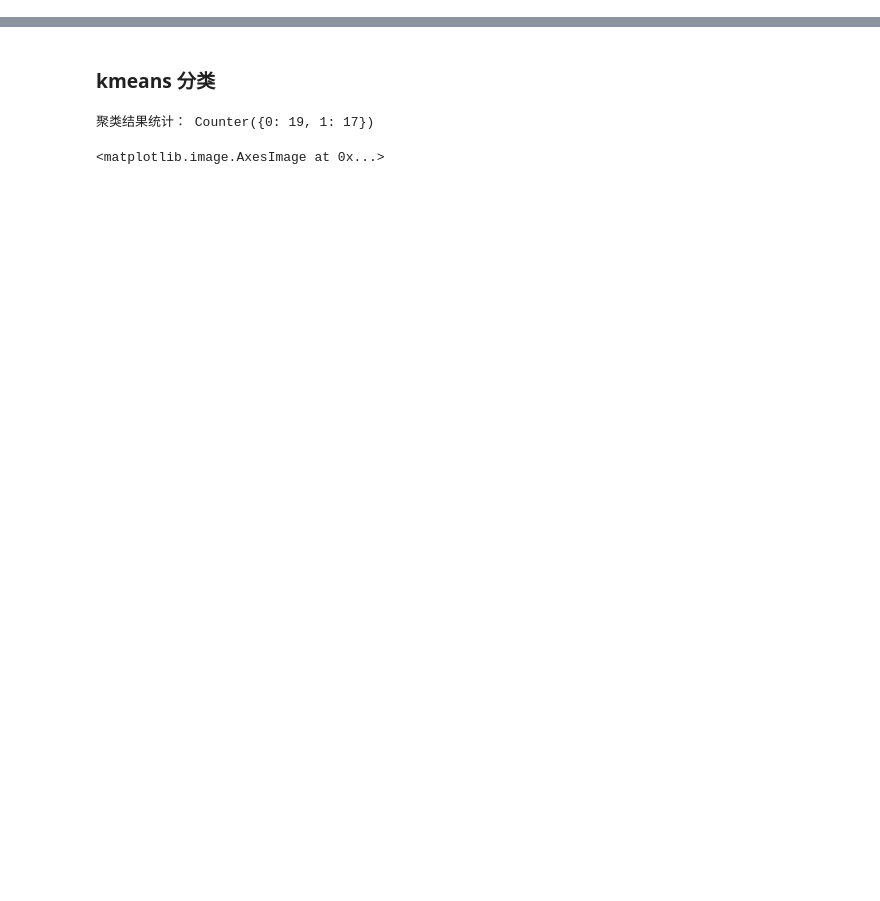
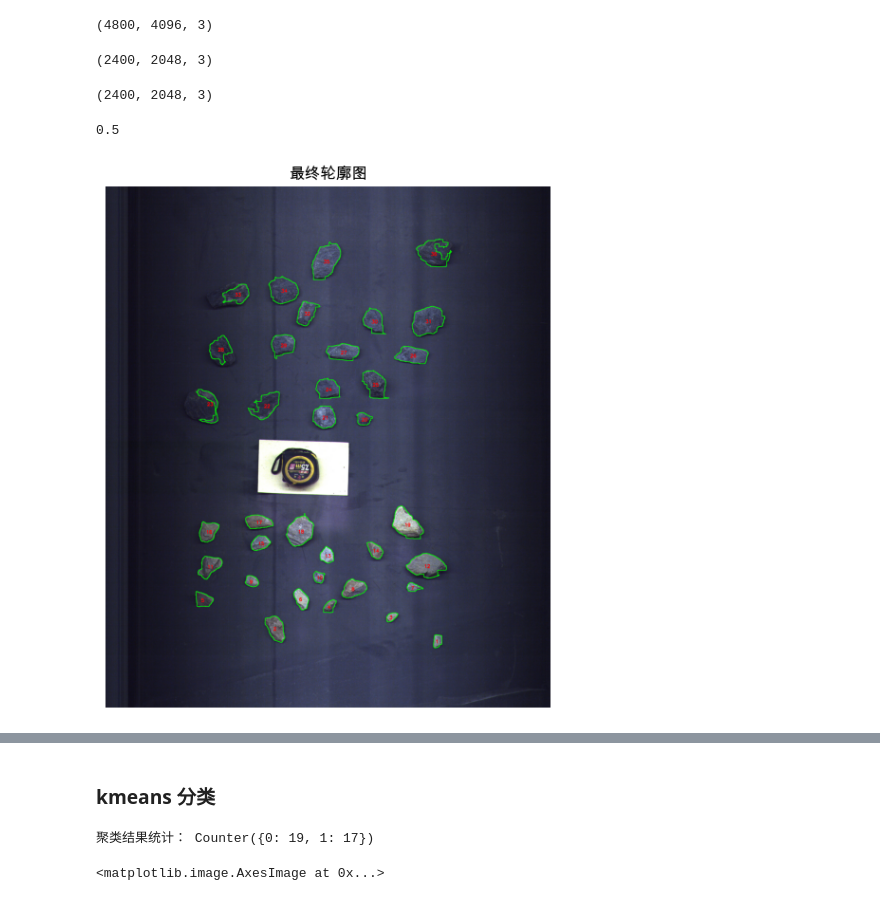
Before and after one commit to yaojian95/jt_ore_sorting, a Jupyter notebook: run_RGB.ipynb, the cells around one changed output, grey strips where cells are left out. Drawn from its saved outputs; the diff is of its cells as text; code cells hidden in the pictures; blank space fills up the shorter version.

Commit message:
rgb on input.shape//2 ( fx = fy = 0.5)

```diff
--- a/run_RGB.ipynb
+++ b/run_RGB.ipynb
@@ -89,0 +55,16 @@ len(contours)
+# %%
+img.shape
+# %% [output]
+(4800, 4096, 3)
+# %%
+img_down.shape
+# %% [output]
+(2400, 2048, 3)
+# %%
+cv2.resize(img_blurred, None, fx = 0.5, fy = 0.5).shape
+# %% [output]
+(2400, 2048, 3)
+# %%
+1/2
+# %% [output]
+0.5
@@ -90,3 +118,16 @@ len(contours)
+# %%
+
+# 显示所有中间步骤
+plt.figure(figsize=(8,6))
+# plt.subplot(1, 5, 5)
+plt.title("最终轮廓图")
+plt.imshow(cv2.cvtColor(contour_img, cv2.COLOR_BGR2RGB))
+plt.axis('off')
+
+plt.tight_layout()
+plt.show()
+# %% [output]
+[figure, added]
 # %%
 results = []
 
```
Also changed, not shown: parts of 20 cells of this notebook.
